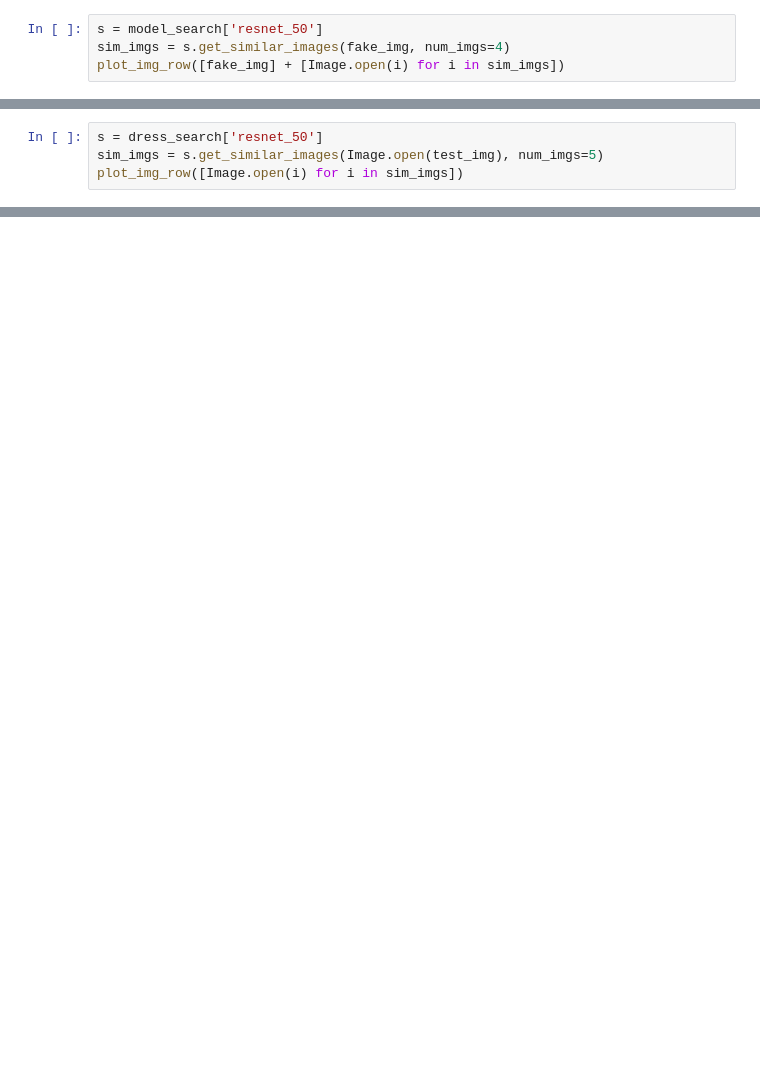
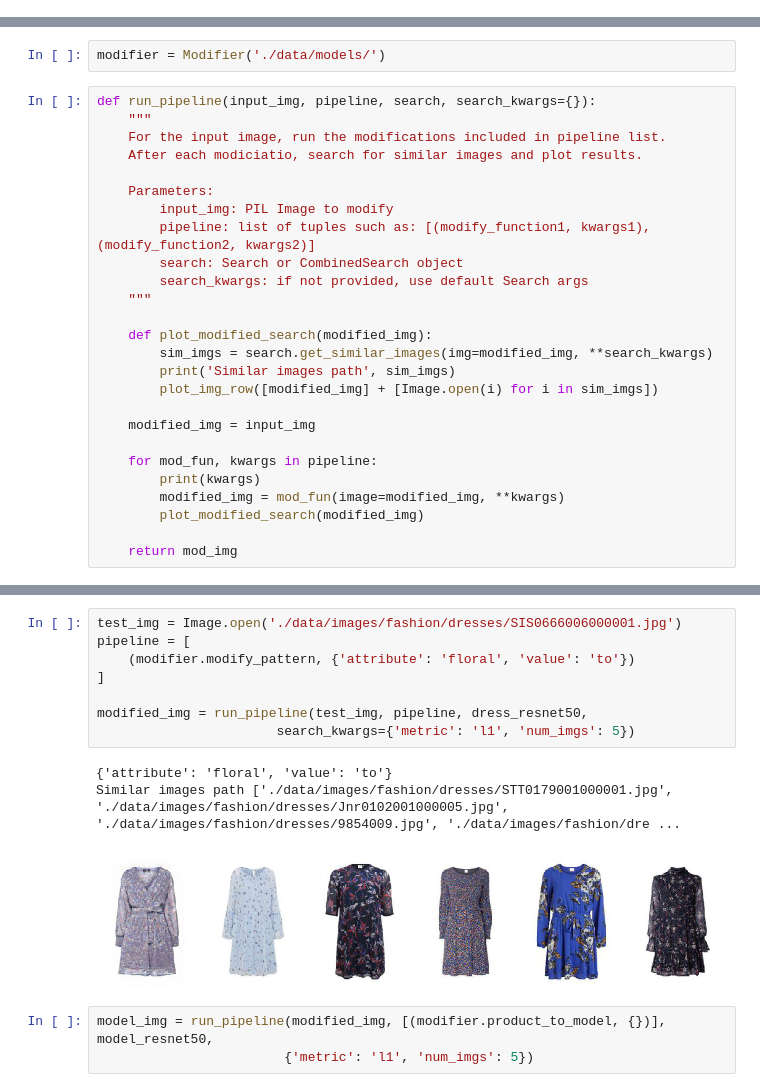
Before and after one commit to sonynka/fashion_gan, a Jupyter notebook: GANsearch_pipeline.ipynb, the cells around one changed output, grey strips where cells are left out. Drawn from its saved outputs; the diff is of its cells as text; blank space fills up the shorter version.

Commit message:
add one modifier and pipeline

```diff
--- a/GANsearch_pipeline.ipynb
+++ b/GANsearch_pipeline.ipynb
@@ -165,4 +60,0 @@ plot_img_row([Image.open(i) for i in sim_imgs])
-# %%
-s = model_search['resnet_50']
-sim_imgs = s.get_similar_images(fake_img, num_imgs=4)
-plot_img_row([fake_img] + [Image.open(i) for i in sim_imgs])
@@ -171,4 +60,0 @@ plot_img_row([fake_img] + [Image.open(i) for i in sim_imgs])
-# %%
-s = dress_search['resnet_50']
-sim_imgs = s.get_similar_images(Image.open(test_img), num_imgs=5)
-plot_img_row([Image.open(i) for i in sim_imgs])
@@ -176,0 +78,28 @@ plot_img_row([Image.open(i) for i in sim_imgs])
+# %%
+modifier = Modifier('./data/models/')
+# %%
+def run_pipeline(input_img, pipeline, search, search_kwargs={}):
+    """
+    For the input image, run the modifications included in pipeline list.
+    After each modiciatio, search for similar images and plot results.
+
+    Parameters:
+        input_img: PIL Image to modify
+        pipeline: list of tuples such as: [(modify_function1, kwargs1), (modify_function2, kwargs2)]
+        search: Search or CombinedSearch object
+        search_kwargs: if not provided, use default Search args
+    """
+
+    def plot_modified_search(modified_img):
+        sim_imgs = search.get_similar_images(img=modified_img, **search_kwargs)
+        print('Similar images path', sim_imgs)
+        plot_img_row([modified_img] + [Image.open(i) for i in sim_imgs])
+
+    modified_img = input_img
+
+    for mod_fun, kwargs in pipeline:
+        print(kwargs)
+        modified_img = mod_fun(image=modified_img, **kwargs)
+        plot_modified_search(modified_img)
+
+    return mod_img
@@ -176,0 +130,15 @@ plot_img_row([Image.open(i) for i in sim_imgs])
+# %%
+test_img = Image.open('./data/images/fashion/dresses/SIS0666006000001.jpg')
+pipeline = [
+    (modifier.modify_pattern, {'attribute': 'floral', 'value': 'to'})
+]
+
+modified_img = run_pipeline(test_img, pipeline, dress_resnet50,
+                       search_kwargs={'metric': 'l1', 'num_imgs': 5})
+# %% [output]
+{'attribute': 'floral', 'value': 'to'}
+Similar images path ['./data/images/fashion/dresses/STT0179001000001.jpg', './data/images/fashion/dresses/Jnr0102001000005.jpg', './data/images/fashion/dresses/9854009.jpg', './data/images/fashion/dre ...
+[figure, added]
+# %%
+model_img = run_pipeline(modified_img, [(modifier.product_to_model, {})], model_resnet50,
+                        {'metric': 'l1', 'num_imgs': 5})
```
Also changed, not shown: parts of 33 cells of this notebook, 1 other file.
